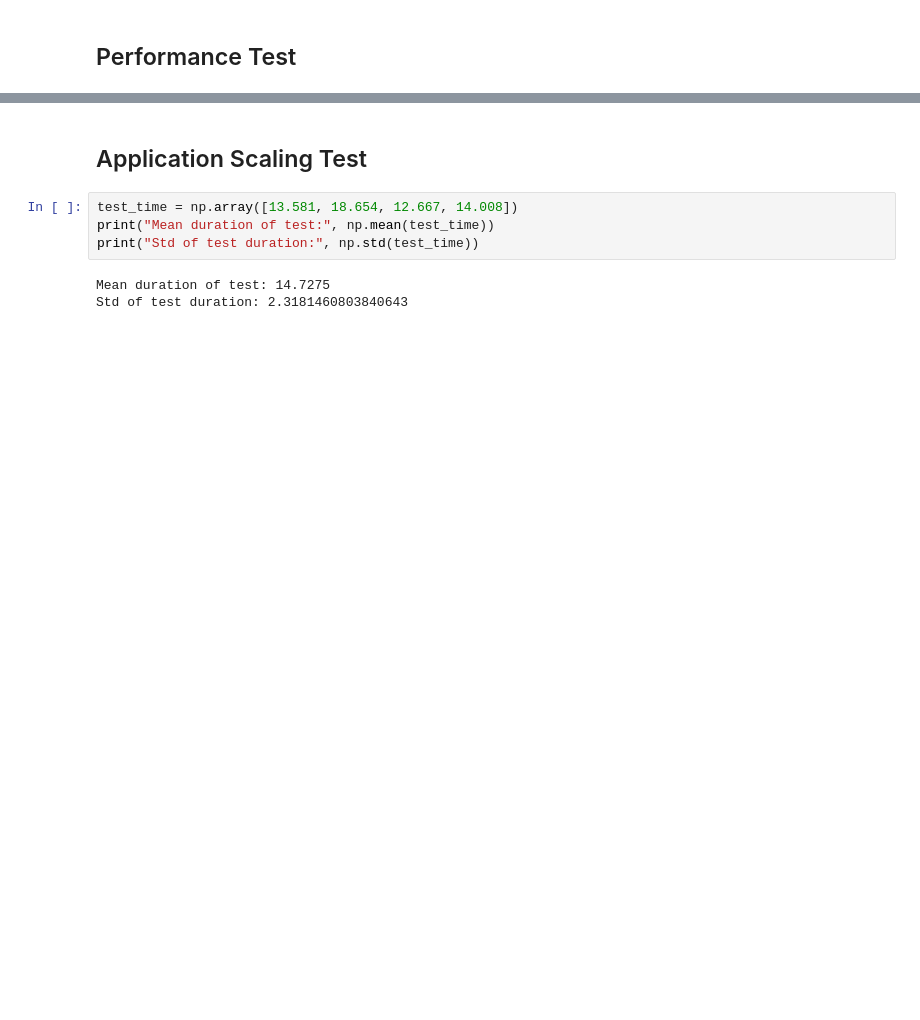
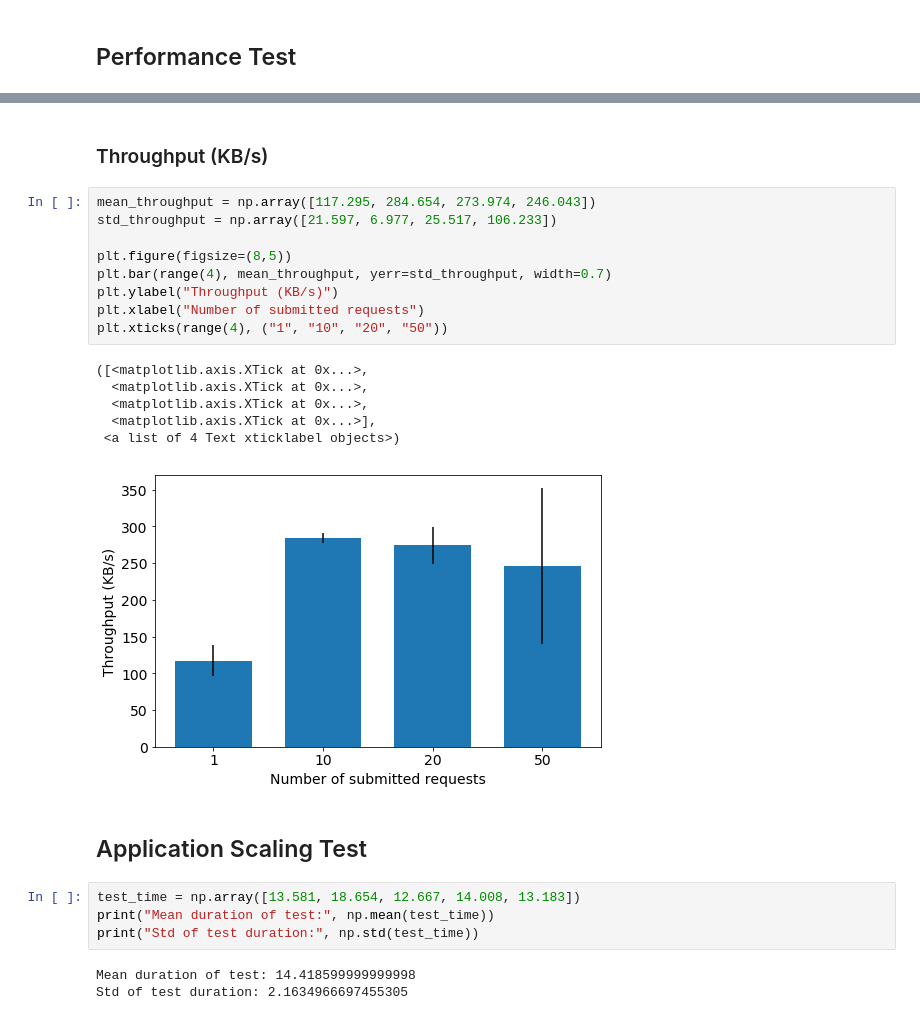
Before and after one commit to arucard21/cloudcomputing, a Jupyter notebook: Visualizations.ipynb, the cells around one changed output, grey strips where cells are left out. Drawn from its saved outputs; the diff is of its cells as text; blank space fills up the shorter version.

```diff
--- a/Visualizations.ipynb
+++ b/Visualizations.ipynb
@@ -79,9 +99,27 @@ Std of test duration: 21.99668536961876
+# %% [markdown]
+### Throughput (KB/s)
+# %%
+mean_throughput = np.array([117.295, 284.654, 273.974, 246.043])
+std_throughput = np.array([21.597, 6.977, 25.517, 106.233])
+
+plt.figure(figsize=(8,5))
+plt.bar(range(4), mean_throughput, yerr=std_throughput, width=0.7)
+plt.ylabel("Throughput (KB/s)")
+plt.xlabel("Number of submitted requests")
+plt.xticks(range(4), ("1", "10", "20", "50"))
+# %% [output]
+([<matplotlib.axis.XTick at 0x...>,
+  <matplotlib.axis.XTick at 0x...>,
+  <matplotlib.axis.XTick at 0x...>,
+  <matplotlib.axis.XTick at 0x...>],
+ <a list of 4 Text xticklabel objects>)
+[figure, added]
 # %% [markdown]
 ## Application Scaling Test
 # %%
-test_time = np.array([13.581, 18.654, 12.667, 14.008])
+test_time = np.array([13.581, 18.654, 12.667, 14.008, 13.183])
 print("Mean duration of test:", np.mean(test_time))
 print("Std of test duration:", np.std(test_time))
 # %% [output]
-Mean duration of test: 14.7275
-Std of test duration: 2.3181460803840643
+Mean duration of test: 14.418599999999998
+Std of test duration: 2.1634966697455305
```
Also changed, not shown: parts of 5 cells of this notebook.
